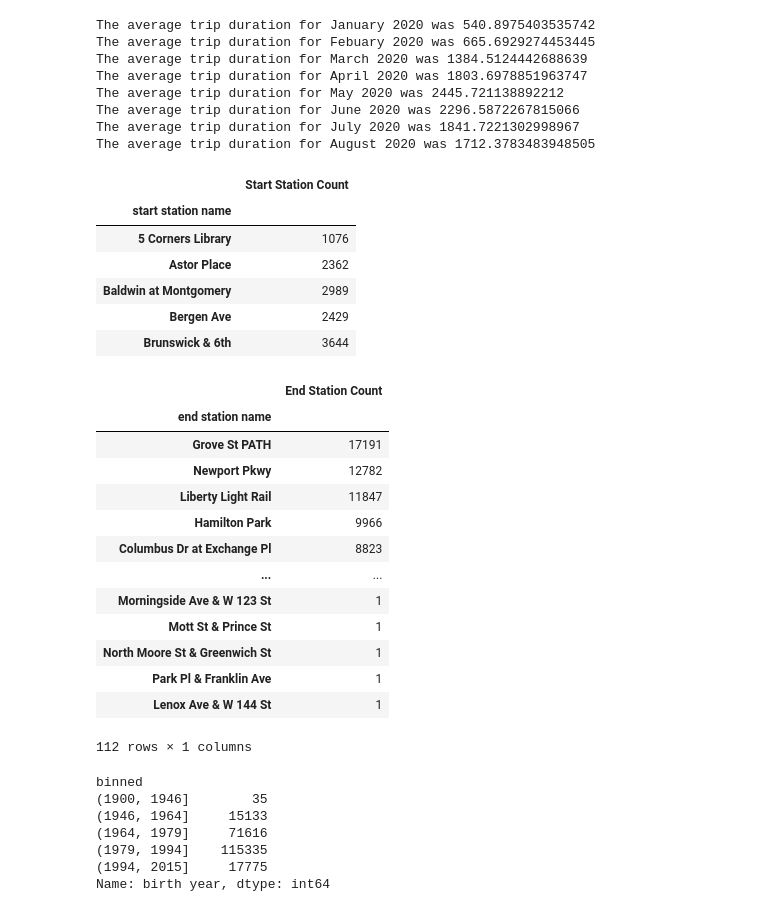
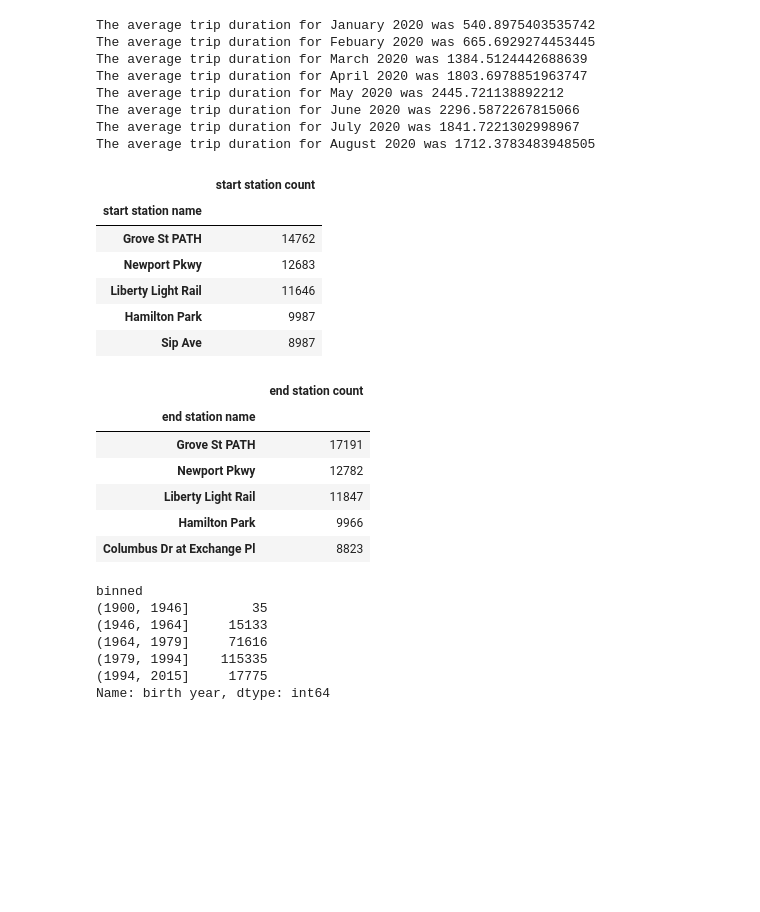
Before and after one commit to tnatoli29/Project_1, a Jupyter notebook: CitiBike/CitiBike 2020 Merge.ipynb, the cells around one changed output. Saved outputs shown, nothing was run; the diff lists cells and outputs as text; code cells hidden in the pictures; blank space fills up the shorter version.

```diff
--- a/CitiBike/CitiBike 2020 Merge.ipynb
+++ b/CitiBike/CitiBike 2020 Merge.ipynb
@@ -210,44 +210,35 @@ The average trip duration for August 2020 was 1712.3783483948505
 startstation = combined2020_CitiBike_df8.groupby(["start station name"])
 startstationcount = startstation["start station name"].count()
 #create new DataFrame
-station_df = pd.DataFrame({"Start Station Count": startstationcount})
-station_df
+top5_start_stations = pd.DataFrame({"start station count" : startstationcount})
 #Sort the start station count column in descending order
-station_df.sort_values('Start Station Count', ascending=False)
-station_df.head(5)
+top5_start_stations = top5_start_stations.sort_values(["start station count"], ascending = [False])
+top5_start_stations.head()
 # %% [output]
-|  | Start Station Count |
+|  | start station count |
 | start station name |  |
-| 5 Corners Library | 1076 |
-| Astor Place | 2362 |
-| Baldwin at Montgomery | 2989 |
-| Bergen Ave | 2429 |
-| Brunswick & 6th | 3644 |
+| Grove St PATH | 14762 |
+| Newport Pkwy | 12683 |
+| Liberty Light Rail | 11646 |
+| Hamilton Park | 9987 |
+| Sip Ave | 8987 |
 # %%
 # Groupby end stations
 endstation = combined2020_CitiBike_df8.groupby(["end station name"])
 endstationcount = endstation["end station name"].count()
 #create new DataFrame
-endstation_df = pd.DataFrame({"End Station Count": endstationcount})
-endstation_df
-#Sort the purchase count column in descending order
-endstation_df.sort_values('End Station Count', ascending=False)
-#endstation_df.head(5)
+top5_end_stations = pd.DataFrame({"end station count": endstationcount})
+#Sort the start station count column in descending order
+top5_end_stations = top5_end_stations.sort_values(["end station count"], ascending = [False])
+top5_end_stations.head()
 # %% [output]
-|  | End Station Count |
+|  | end station count |
 | end station name |  |
 | Grove St PATH | 17191 |
 | Newport Pkwy | 12782 |
 | Liberty Light Rail | 11847 |
 | Hamilton Park | 9966 |
 | Columbus Dr at Exchange Pl | 8823 |
-| ... | ... |
-| Morningside Ave & W 123 St | 1 |
-| Mott St & Prince St | 1 |
-| North Moore St & Greenwich St | 1 |
-| Park Pl & Franklin Ave | 1 |
-| Lenox Ave & W 144 St | 1 |
-112 rows × 1 columns
 # %%
 # Create bins in which to place values based upon birth year
 bins = [1900, 1946, 1964, 1979, 1994, 2015]
```
